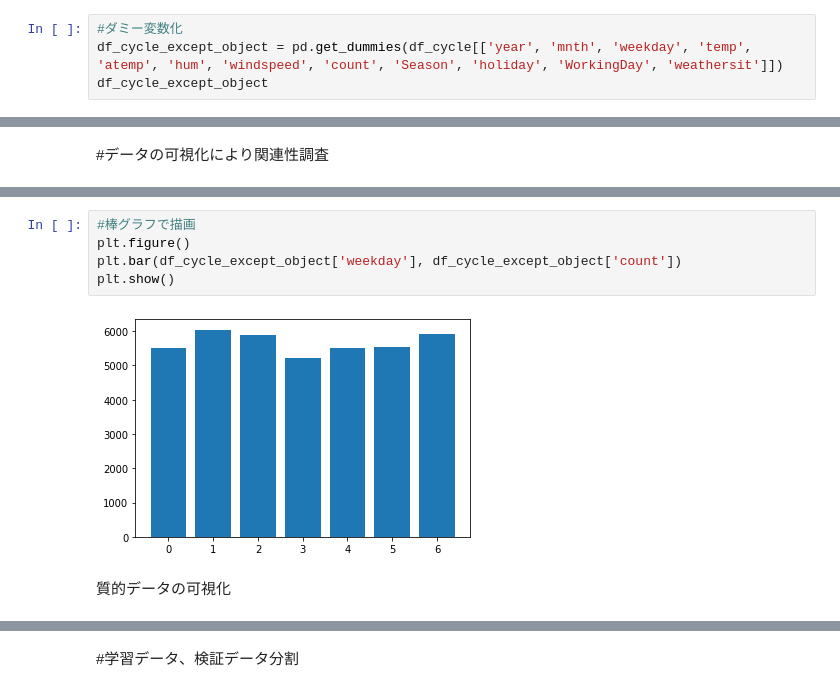
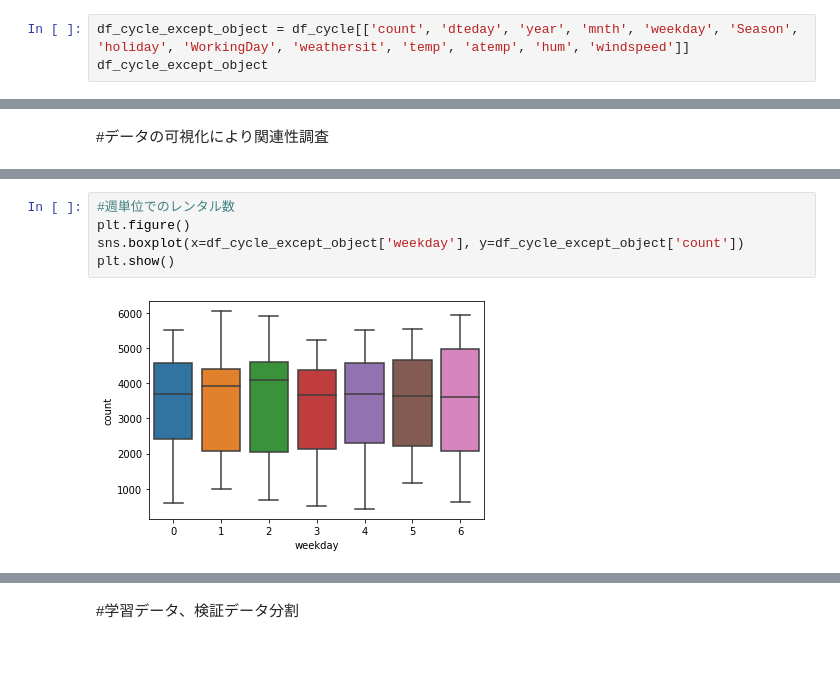
Before and after one commit to kaigitt/GoogleColab, a Jupyter notebook: 【砂川快斗】教師あり学習の演習_editor_ipynb_のコピー.ipynb, the cells around one changed output, grey strips where cells are left out. Saved outputs shown, nothing was run; the diff lists cells and outputs as text; blank space fills up the shorter version.

```diff
--- a/【砂川快斗】教師あり学習の演習_editor_ipynb_のコピー.ipynb
+++ b/【砂川快斗】教師あり学習の演習_editor_ipynb_のコピー.ipynb
@@ -167,4 +149,3 @@ df_cycle.describe().round(3)
 # %%
-#ダミー変数化
-df_cycle_except_object = pd.get_dummies(df_cycle[['year', 'mnth', 'weekday', 'temp', 'atemp', 'hum', 'windspeed', 'count', 'Season', 'holiday', 'WorkingDay', 'weathersit']])
+df_cycle_except_object = df_cycle[['count', 'dteday', 'year', 'mnth', 'weekday', 'Season', 'holiday', 'WorkingDay', 'weathersit', 'temp', 'atemp', 'hum', 'windspeed']]
 df_cycle_except_object
@@ -238,9 +176,7 @@ Name: count, dtype: float64
 # %%
-#棒グラフで描画
+#週単位でのレンタル数
 plt.figure()
-plt.bar(df_cycle_except_object['weekday'], df_cycle_except_object['count'])
+sns.boxplot(x=df_cycle_except_object['weekday'], y=df_cycle_except_object['count'])
 plt.show()
 # %% [output]
-[figure, old version]
+[figure, new version]
-# %% [markdown]
-質的データの可視化
```
Also changed, not shown: parts of 45 cells of this notebook.
